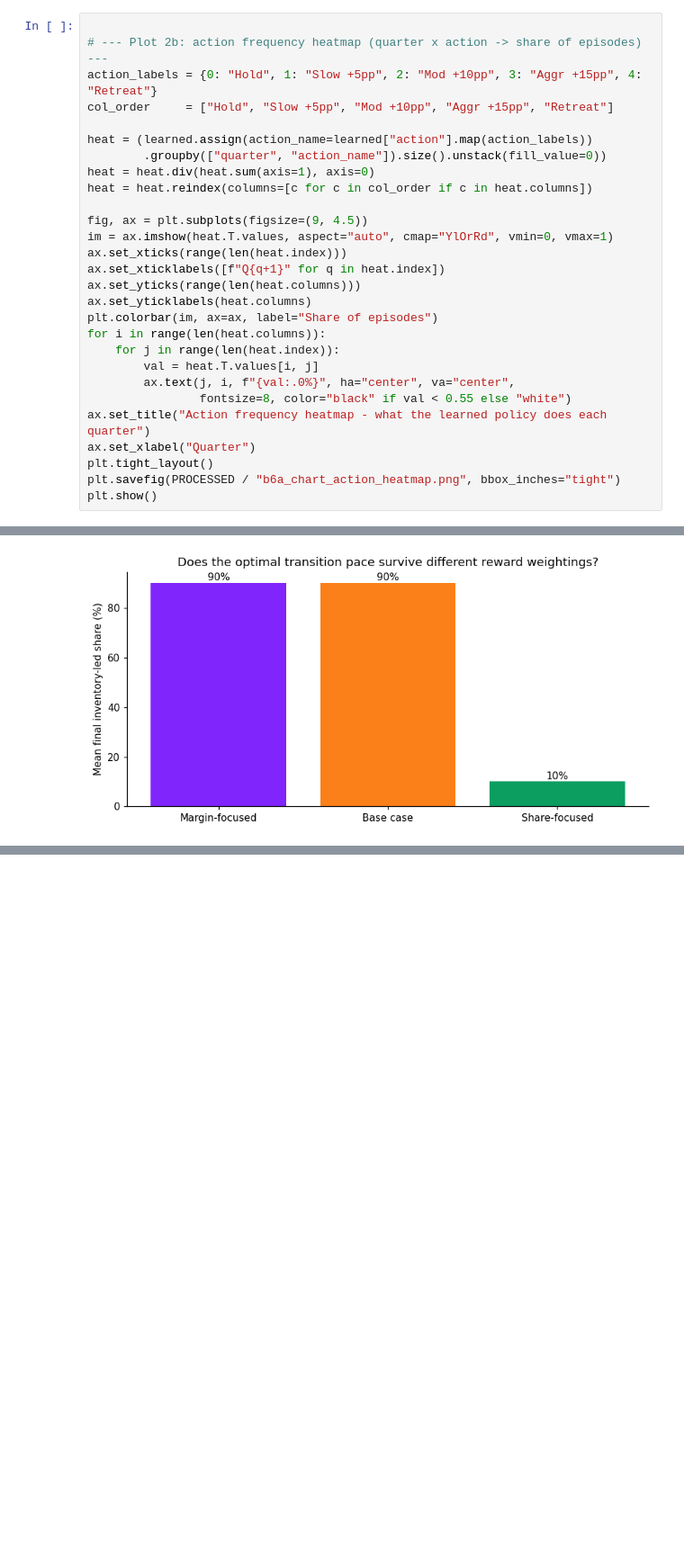
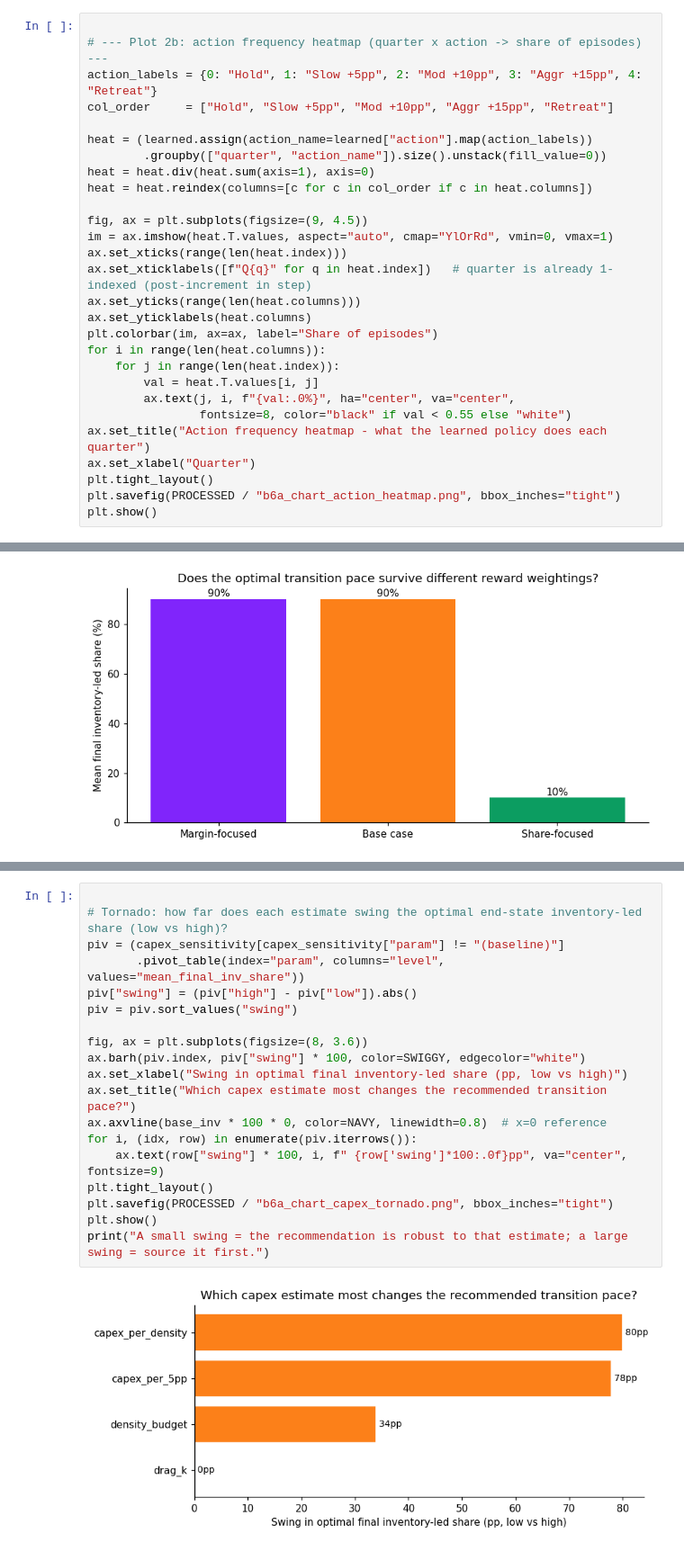
Before and after one commit to addy9051/swiggy-instamart-casestudy, a Jupyter notebook: notebooks/06a_strategy1_rl_inventory_transition.ipynb, the cells around one changed output, grey strips where cells are left out. Shown at 90% size. Cells and saved outputs as stored; diff of their text form; blank space fills up the shorter version.

```diff
--- a/notebooks/06a_strategy1_rl_inventory_transition.ipynb
+++ b/notebooks/06a_strategy1_rl_inventory_transition.ipynb
@@ -756,7 +809,7 @@ heat = heat.reindex(columns=[c for c in col_order if c in heat.columns])
 fig, ax = plt.subplots(figsize=(9, 4.5))
 im = ax.imshow(heat.T.values, aspect="auto", cmap="YlOrRd", vmin=0, vmax=1)
 ax.set_xticks(range(len(heat.index)))
-ax.set_xticklabels([f"Q{q+1}" for q in heat.index])
+ax.set_xticklabels([f"Q{q}" for q in heat.index])   # quarter is already 1-indexed (post-increment in step)
 ax.set_yticks(range(len(heat.columns)))
 ax.set_yticklabels(heat.columns)
 plt.colorbar(im, ax=ax, label="Share of episodes")
@@ -1064,0 +1170,21 @@ tradeoff."*
+# %%
+
+# Tornado: how far does each estimate swing the optimal end-state inventory-led share (low vs high)?
+piv = (capex_sensitivity[capex_sensitivity["param"] != "(baseline)"]
+       .pivot_table(index="param", columns="level", values="mean_final_inv_share"))
+piv["swing"] = (piv["high"] - piv["low"]).abs()
+piv = piv.sort_values("swing")
+
+fig, ax = plt.subplots(figsize=(8, 3.6))
+ax.barh(piv.index, piv["swing"] * 100, color=SWIGGY, edgecolor="white")
+ax.set_xlabel("Swing in optimal final inventory-led share (pp, low vs high)")
+ax.set_title("Which capex estimate most changes the recommended transition pace?")
+ax.axvline(base_inv * 100 * 0, color=NAVY, linewidth=0.8)  # x=0 reference
+for i, (idx, row) in enumerate(piv.iterrows()):
+    ax.text(row["swing"] * 100, i, f" {row['swing']*100:.0f}pp", va="center", fontsize=9)
+plt.tight_layout()
+plt.savefig(PROCESSED / "b6a_chart_capex_tornado.png", bbox_inches="tight")
+plt.show()
+print("A small swing = the recommendation is robust to that estimate; a large swing = source it first.")
+# %% [output]
+[figure, added]
```
Also changed, not shown: parts of 32 cells of this notebook, 29 other files.
